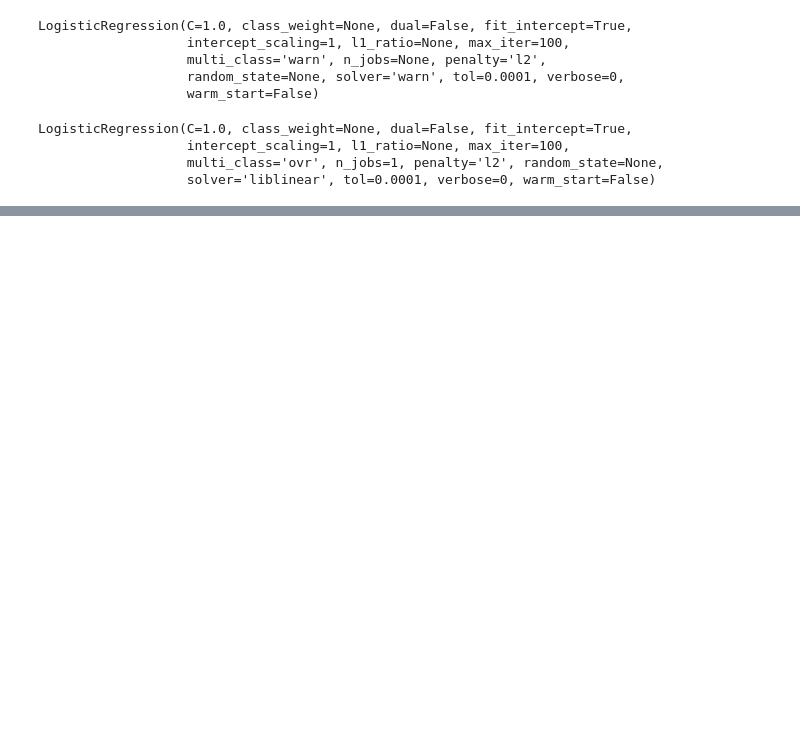
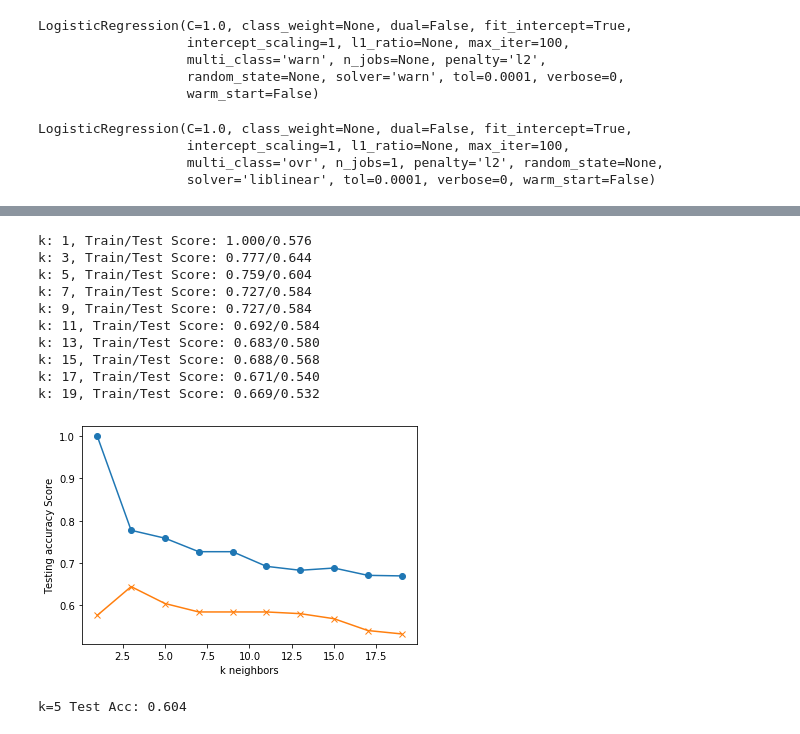
Before and after one commit to nanandaram/FinalPrj_ML_music_genre, a Jupyter notebook: Music_Testing_Notebook.ipynb, the cells around one changed output, grey strips where cells are left out. Drawn from its saved outputs; the diff is of its cells as text; code cells hidden in the pictures; blank space fills up the shorter version.

```diff
--- a/Music_Testing_Notebook.ipynb
+++ b/Music_Testing_Notebook.ipynb
@@ -69,0 +129,52 @@ LogisticRegression(C=1.0, class_weight=None, dual=False, fit_intercept=True,
+# %%
+#KNN test
+from sklearn.preprocessing import StandardScaler
+from sklearn.neighbors import KNeighborsClassifier
+
+# Create a StandardScater model and fit it to the training data
+
+X_scaler = StandardScaler().fit(X_train)
+# %%
+# Transform the training and testing data using the X_scaler and y_scaler models
+
+X_train_scaled = X_scaler.transform(X_train)
+X_test_scaled = X_scaler.transform(X_test)
+# %%
+# Loop through different k values to see which has the highest accuracy
+# Note: We only use odd numbers because we don't want any ties
+train_scores = []
+test_scores = []
+for k in range(1, 20, 2):
+    knn = KNeighborsClassifier(n_neighbors=k)
+    knn.fit(X_train_scaled, y_train)
+    train_score = knn.score(X_train_scaled, y_train)
+    test_score = knn.score(X_test_scaled, y_test)
+    train_scores.append(train_score)
+    test_scores.append(test_score)
+    print(f"k: {k}, Train/Test Score: {train_score:.3f}/{test_score:.3f}")
+
+
+plt.plot(range(1, 20, 2), train_scores, marker='o')
+plt.plot(range(1, 20, 2), test_scores, marker="x")
+plt.xlabel("k neighbors")
+plt.ylabel("Testing accuracy Score")
+plt.show()
+# %% [output]
+k: 1, Train/Test Score: 1.000/0.576
+k: 3, Train/Test Score: 0.777/0.644
+k: 5, Train/Test Score: 0.759/0.604
+k: 7, Train/Test Score: 0.727/0.584
+k: 9, Train/Test Score: 0.727/0.584
+k: 11, Train/Test Score: 0.692/0.584
+k: 13, Train/Test Score: 0.683/0.580
+k: 15, Train/Test Score: 0.688/0.568
+k: 17, Train/Test Score: 0.671/0.540
+k: 19, Train/Test Score: 0.669/0.532
+[figure, added]
+# %%
+# Note that k: 5 seems to be the best choice for this dataset
+knn = KNeighborsClassifier(n_neighbors=5)
+knn.fit(X_train_scaled, y_train)
+print('k=5 Test Acc: %.3f' % knn.score(X_test_scaled, y_test))
+# %% [output]
+k=5 Test Acc: 0.604
```
Also changed, not shown: parts of 12 cells of this notebook.
